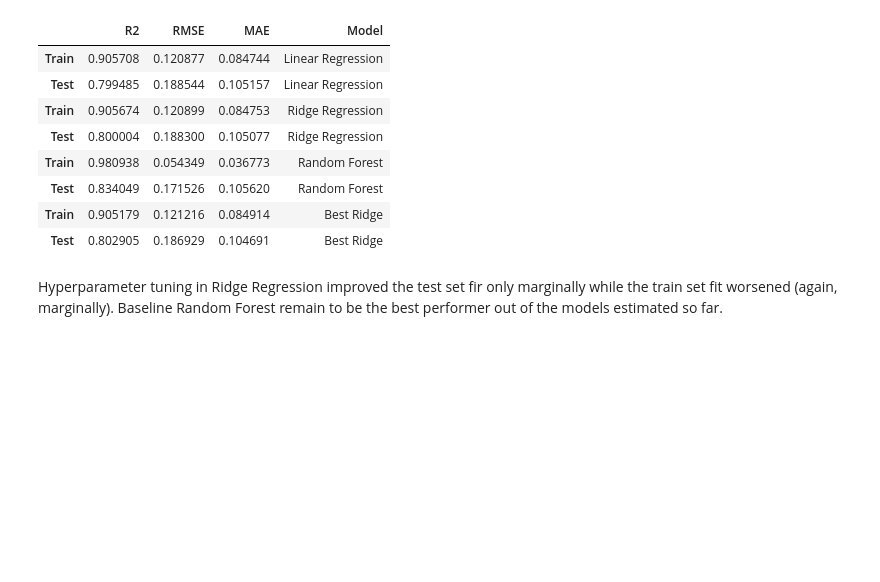
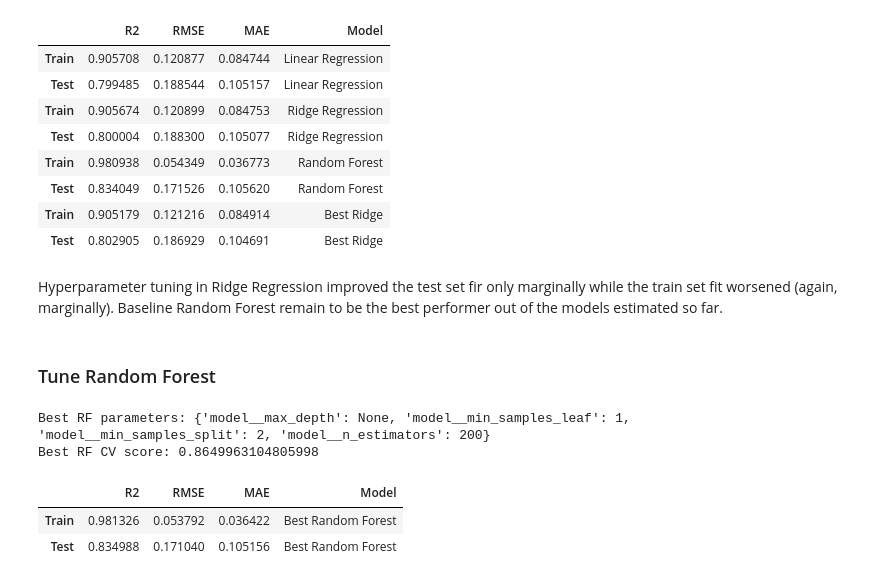
Before and after one commit to hisarciklilar/heritage-housing-issues, a Jupyter notebook: jupyter_notebooks/05_Modeling_and_ML_Pipeline.ipynb, the cells around one changed output. Cells and saved outputs as stored; diff of their text form; code cells hidden in the pictures; blank space fills up the shorter version.

```diff
--- a/jupyter_notebooks/05_Modeling_and_ML_Pipeline.ipynb
+++ b/jupyter_notebooks/05_Modeling_and_ML_Pipeline.ipynb
@@ -599,3 +599,40 @@ updated_comparison
 | Test | 0.802905 | 0.186929 | 0.104691 | Best Ridge |
 # %% [markdown]
 Hyperparameter tuning in Ridge Regression improved the test set fir only marginally while the train set fit worsened (again, marginally). Baseline Random Forest remain to be the best performer out of the models estimated so far.
+# %% [markdown]
+### Tune Random Forest
+# %%
+rf_param_grid = {
+    "model__n_estimators": [200, 500],
+    "model__max_depth": [None, 10, 20],
+    "model__min_samples_split": [2, 5],
+    "model__min_samples_leaf": [1, 2]
+}
+
+rf_search = GridSearchCV(
+    estimator=rf_pipeline,
+    param_grid=rf_param_grid,
+    scoring="r2",
+    cv=5,
+    n_jobs=-1
+)
+
+rf_search.fit(X_train, y_train)
+
+print("Best RF parameters:", rf_search.best_params_)
+print("Best RF CV score:", rf_search.best_score_)
+# %% [output]
+Best RF parameters: {'model__max_depth': None, 'model__min_samples_leaf': 1, 'model__min_samples_split': 2, 'model__n_estimators': 200}
+Best RF CV score: 0.8649963104805998
+# %%
+best_rf = rf_search.best_estimator_
+
+best_rf_results, best_rf_pred_train, best_rf_pred_test = evaluate_model(
+    best_rf, X_train, X_test, y_train, y_test, model_name="Best Random Forest"
+)
+
+best_rf_results
+# %% [output]
+|  | R2 | RMSE | MAE | Model |
+| Train | 0.981326 | 0.053792 | 0.036422 | Best Random Forest |
+| Test | 0.834988 | 0.171040 | 0.105156 | Best Random Forest |
```
Also changed, not shown: parts of 2 cells of this notebook.
